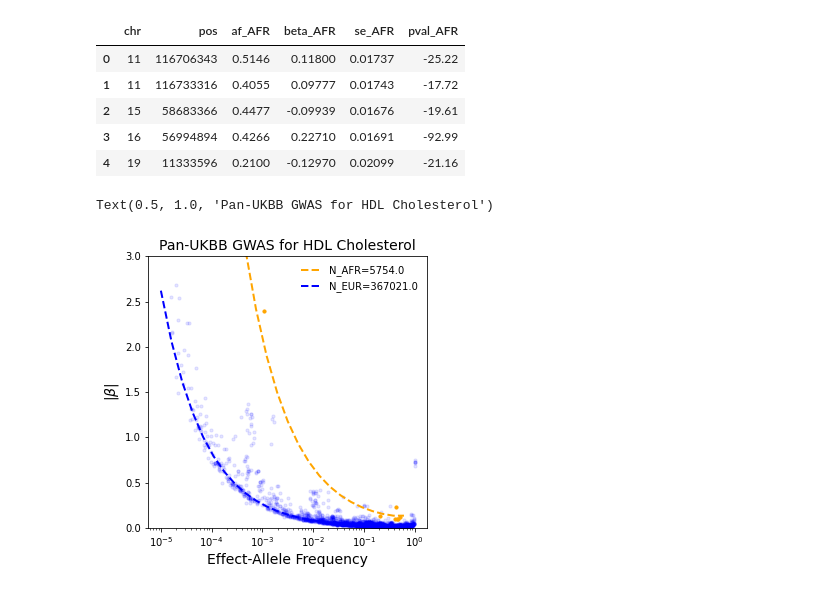
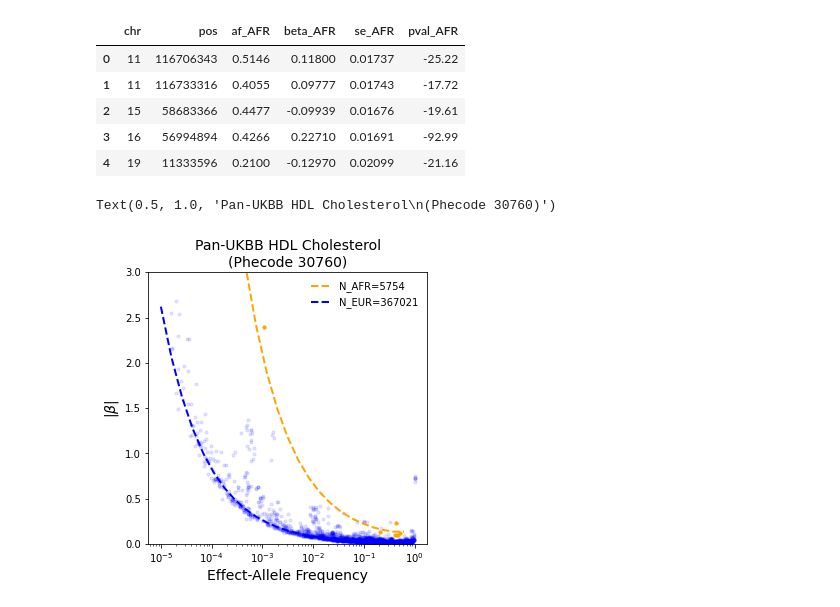
Before and after one commit to aabiddanda/qtl-power, a Jupyter notebook: notebooks/gwas_power.ipynb, the cells around one changed output. Drawn from its saved outputs; the diff is of its cells as text; code cells hidden in the pictures.

```diff
--- a/notebooks/gwas_power.ipynb
+++ b/notebooks/gwas_power.ipynb
@@ -195,34 +197,34 @@ afr_top_signals.head()
 # %%
 fig, ax = plt.subplots(1, 1, figsize=(5,5), sharex=True, sharey=True)
 
 # NOTE: these are the actual sample-sizes for each of the ancestry groups!
-N_afr, N_eur = 5754.0, 367021.0
+N_afr, N_eur = 5754, 367021
 
 
 # NOTE: feel free to change any of these three parameters for exploration!
 r2=0.90
 target_power = 0.90
 alpha = 5e-8
 
 
 # -------- NOTE: Do not edit beyond this if not comfortable! ---------- #
 gwas_power = GwasQuant()
 ps = np.logspace(np.log10(1e-5), np.log10(1.0), 25)
 # For each sample-size, find the MAF-beta curve that meets this power demand
 opt_betas_afr = [gwas_power.quant_trait_beta_power(n=N_afr, p=p, power=target_power, r2=r2, alpha=alpha) for p in ps]
 opt_betas_eur = [gwas_power.quant_trait_beta_power(n=N_eur, p=p, power=target_power, r2=r2, alpha=alpha) for p in ps]
 
 ax.plot(ps, opt_betas_afr, lw=2, label=f'N_AFR={N_afr}', linestyle='--', color='orange')
 ax.plot(ps, opt_betas_eur, lw=2, label=f'N_EUR={N_eur}', linestyle='--', color='blue')
 ax.scatter(afr_top_signals.af_AFR.values, np.abs(afr_top_signals.beta_AFR.values), color='orange', s=10)
 ax.scatter(eur_top_signals.af_EUR.values, np.abs(eur_top_signals.beta_EUR), alpha=0.1, zorder=-10, color='blue', s=10)
 ax.set_xscale('log')
 
 ax.legend(frameon=False)
 ax.set_ylim(0,3)
 ax.set_xlabel('Effect-Allele Frequency', fontsize=14)
 ax.set_ylabel(r'$|\beta|$', fontsize=14)
-ax.set_title(r'Pan-UKBB GWAS for HDL Cholesterol', fontsize=14)
+ax.set_title('Pan-UKBB HDL Cholesterol\n(Phecode 30760)', fontsize=14)
 # %% [output]
-Text(0.5, 1.0, 'Pan-UKBB GWAS for HDL Cholesterol')
+Text(0.5, 1.0, 'Pan-UKBB HDL Cholesterol\n(Phecode 30760)')
-[figure, old version]
+[figure, new version]
```
Also changed, not shown: parts of 2 cells of this notebook, 1 other file.
